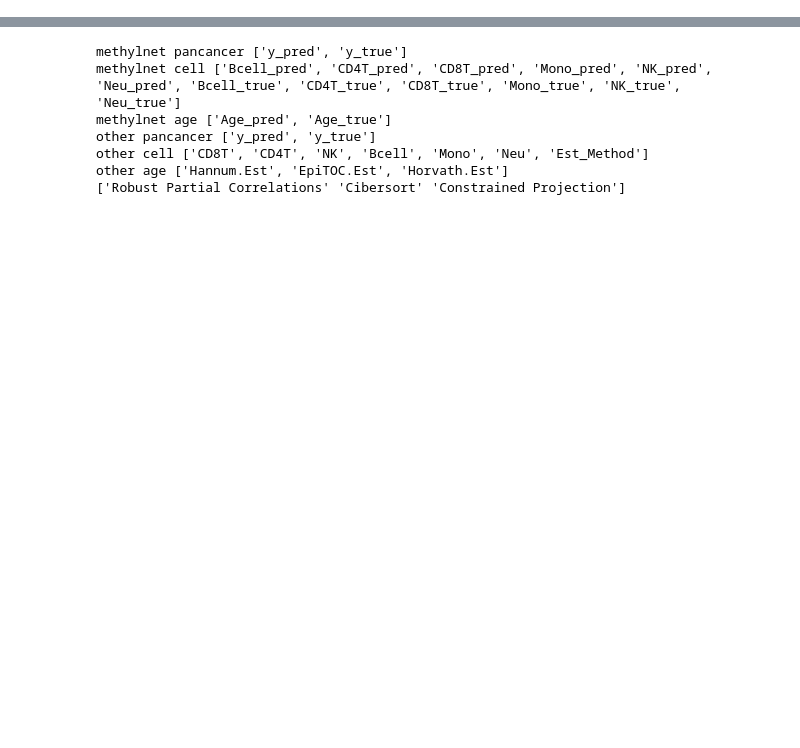
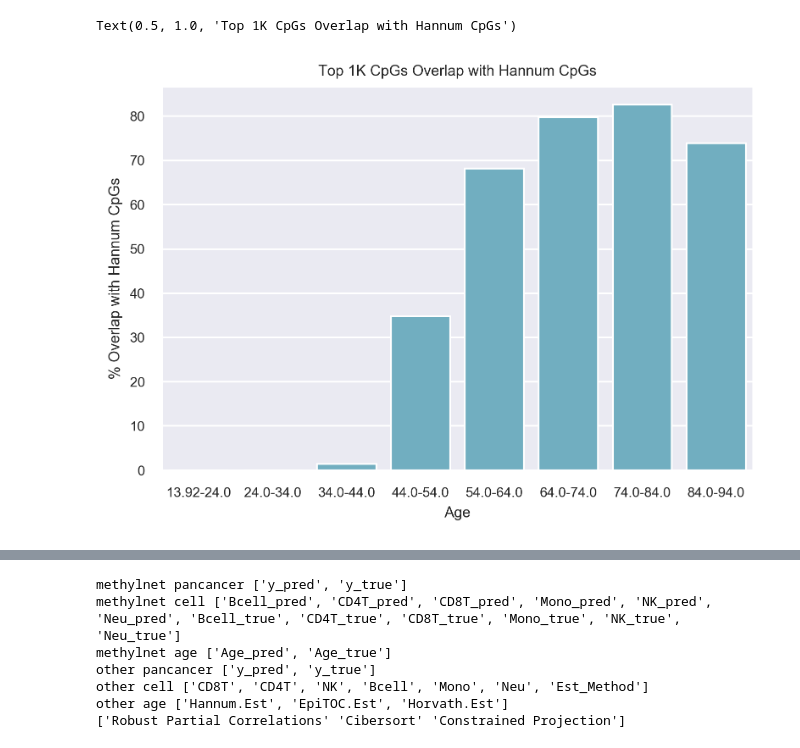
Before and after one commit to Christensen-Lab-Dartmouth/MethylNet, a Jupyter notebook: methylnet_results/evaluate_results.ipynb, the cells around one changed output, grey strips where cells are left out. Drawn from its saved outputs; the diff is of its cells as text; code cells hidden in the pictures; blank space fills up the shorter version.

```diff
--- a/methylnet_results/evaluate_results.ipynb
+++ b/methylnet_results/evaluate_results.ipynb
@@ -23,0 +49,19 @@ one_hot_encoder = pickle.load(open('one_hot_encoder.p','rb'))
+# %%
+sns.set(font_scale=0.7)
+clock_cpg_results = list(map(lambda line: [w.replace('(','').replace(']','').replace(',','-').replace('%','') for w in line.split() if w[-1] in [']','%']],"""(13.92,24.0] top cpgs overlap with 0.0% of hannum cpgs
+(24.0,34.0] top cpgs overlap with 0.0% of hannum cpgs
+(34.0,44.0] top cpgs overlap with 1.45% of hannum cpgs
+(44.0,54.0] top cpgs overlap with 34.78% of hannum cpgs
+(54.0,64.0] top cpgs overlap with 68.12% of hannum cpgs
+(64.0,74.0] top cpgs overlap with 79.71% of hannum cpgs
+(74.0,84.0] top cpgs overlap with 82.61% of hannum cpgs
+(84.0,94.0] top cpgs overlap with 73.91% of hannum cpgs""".splitlines()))
+plt.figure()
+df=pd.DataFrame(clock_cpg_results,columns=['Age','Percent Hannum CpGs'])
+df.iloc[:,1]=df.iloc[:,1].astype(float)
+sns.barplot('Age','Percent Hannum CpGs',data=df, color=sns.color_palette()[-1])
+plt.ylabel('% Overlap with Hannum CpGs')
+plt.title('Top 1K CpGs Overlap with Hannum CpGs')
+# %% [output]
+Text(0.5, 1.0, 'Top 1K CpGs Overlap with Hannum CpGs')
+[figure, added]
```
Also changed, not shown: parts of 22 cells of this notebook, 42 other files.
